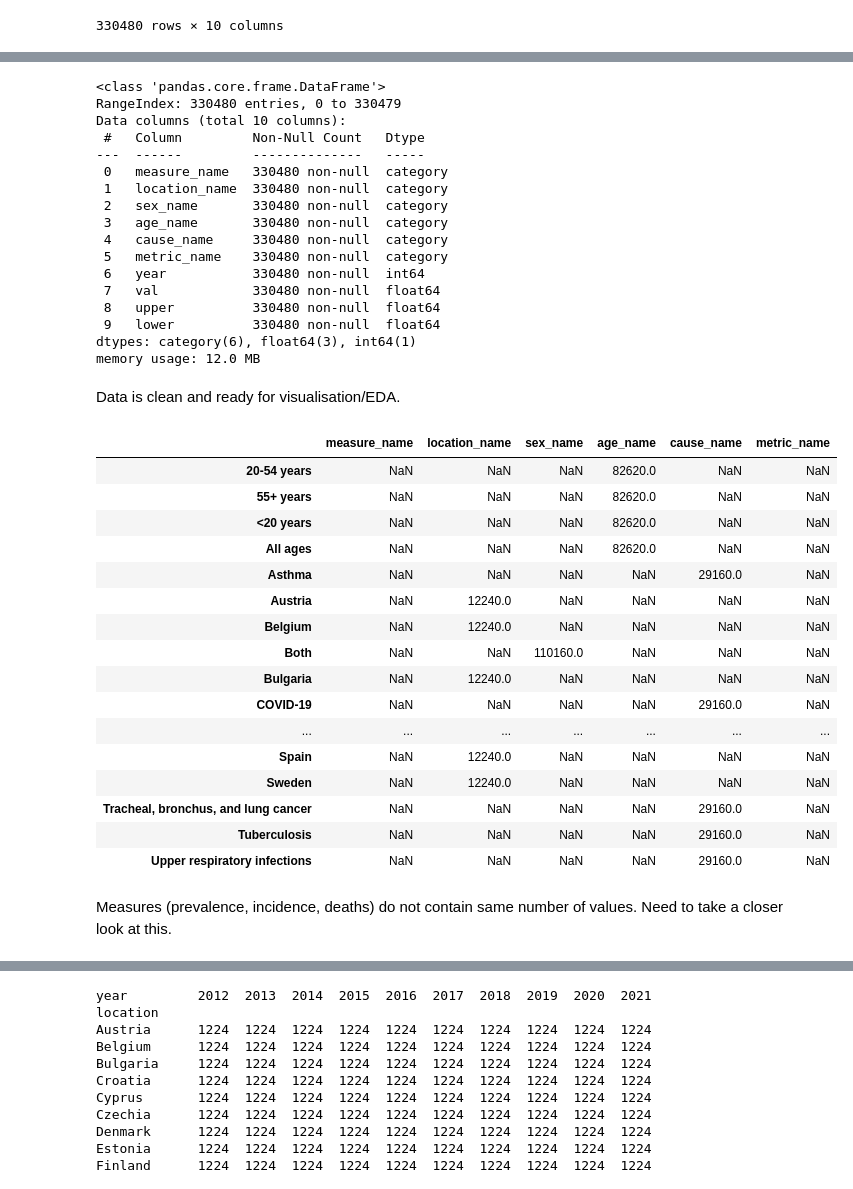
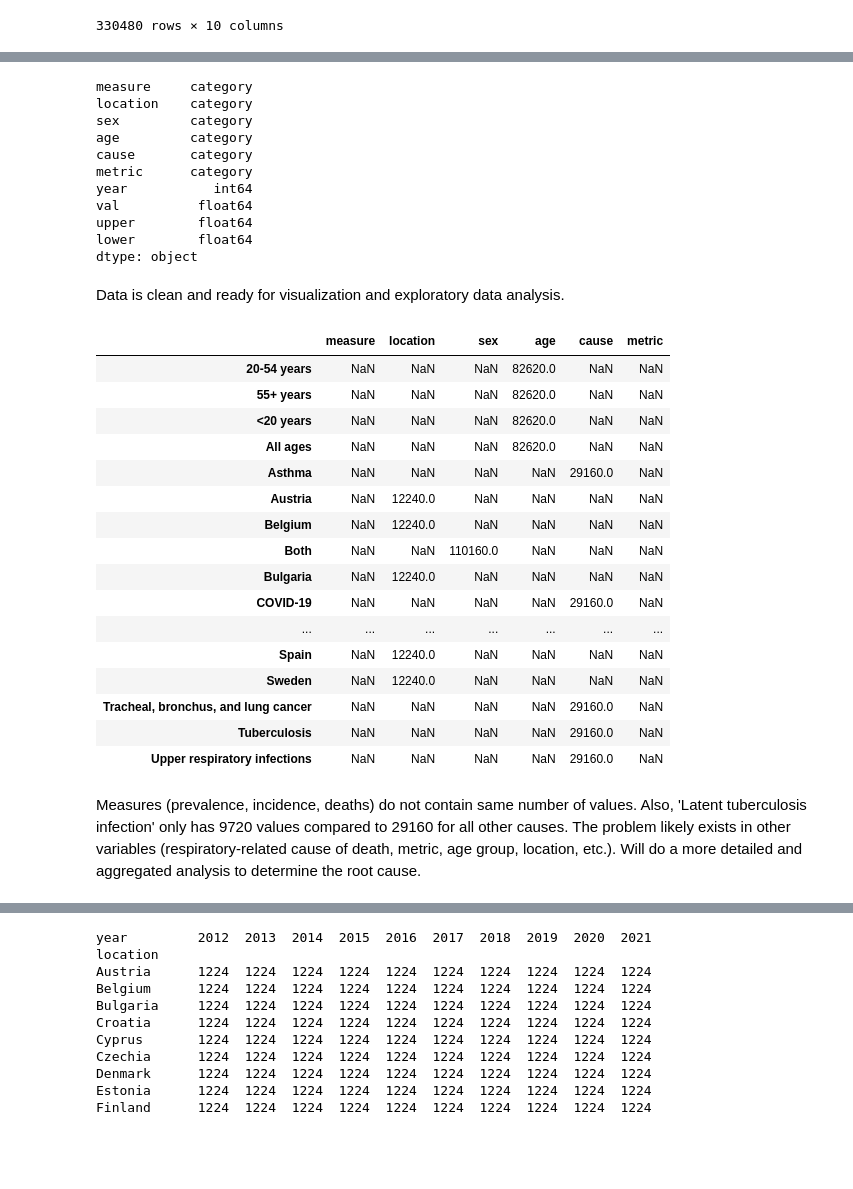
Before and after one commit to chrislagamba/Python-Data-Analysis, a Jupyter notebook: Respiratory Causes of Death - EU-27 - 2012-2021/EU_respiratory_deaths_2012_2021.ipynb, the cells around one changed output, grey strips where cells are left out. Drawn from its saved outputs; the diff is of its cells as text; code cells hidden in the pictures; blank space fills up the shorter version.

Commit message:
Continued EDA and initial visualization

```diff
--- a/Respiratory Causes of Death - EU-27 - 2012-2021/EU_respiratory_deaths_2012_2021.ipynb
+++ b/Respiratory Causes of Death - EU-27 - 2012-2021/EU_respiratory_deaths_2012_2021.ipynb
@@ -8,6 +10,6 @@ import seaborn as sns
 # %%
 # Import the dataset and view the info and head of the data
-gbd = pd.read_csv('IHME-GBD_2021_DATA-b411c487-1.csv')
+gbd = pd.read_csv('/home/bruce/Desktop/coding-projects/GBD Datasets/IHME-GBD_2021_DATA-b411c487-1.csv')
 gbd.info()
 gbd.head()
 # %% [output]
@@ -124,32 +126,26 @@ display(gbd)
 # %%
 # Change object data types to category
-gbd[['measure_name', 'location_name', 'sex_name', 'age_name', 'cause_name', 'metric_name']] = gbd[['measure_name', 'location_name', 'sex_name', 'age_name', 'cause_name', 'metric_name']].astype('category')
-gbd.info()
+gbd[['measure', 'location', 'sex', 'age', 'cause', 'metric']] = gbd[['measure', 'location', 'sex', 'age', 'cause', 'metric']].astype('category')
+gbd.dtypes
 # %% [output]
-<class 'pandas.core.frame.DataFrame'>
-RangeIndex: 330480 entries, 0 to 330479
-Data columns (total 10 columns):
- #   Column         Non-Null Count   Dtype
----  ------         --------------   -----
- 0   measure_name   330480 non-null  category
- 1   location_name  330480 non-null  category
- 2   sex_name       330480 non-null  category
- 3   age_name       330480 non-null  category
- 4   cause_name     330480 non-null  category
- 5   metric_name    330480 non-null  category
- 6   year           330480 non-null  int64
- 7   val            330480 non-null  float64
- 8   upper          330480 non-null  float64
- 9   lower          330480 non-null  float64
-dtypes: category(6), float64(3), int64(1)
-memory usage: 12.0 MB
+measure     category
+location    category
+sex         category
+age         category
+cause       category
+metric      category
+year           int64
+val          float64
+upper        float64
+lower        float64
+dtype: object
 # %% [markdown]
-Data is clean and ready for visualisation/EDA.
+Data is clean and ready for visualization and exploratory data analysis.
 # %%
 # Count the values of the categorical columns
-gbd[['measure_name', 'location_name', 'sex_name', 'age_name', 'cause_name', 'metric_name']].apply(pd.Series.value_counts)
+gbd[['measure', 'location', 'sex', 'age', 'cause', 'metric']].apply(pd.Series.value_counts)
 # %% [output]
-|  | measure_name | location_name | sex_name | age_name | cause_name | metric_name |
+|  | measure | location | sex | age | cause | metric |
 | 20-54 years | NaN | NaN | NaN | 82620.0 | NaN | NaN |
 | 55+ years | NaN | NaN | NaN | 82620.0 | NaN | NaN |
 | <20 years | NaN | NaN | NaN | 82620.0 | NaN | NaN |
@@ -167,4 +163,4 @@ gbd[['measure_name', 'location_name', 'sex_name', 'age_name', 'cause_name', 'met
 | Tuberculosis | NaN | NaN | NaN | NaN | 29160.0 | NaN |
 | Upper respiratory infections | NaN | NaN | NaN | NaN | 29160.0 | NaN |
 # %% [markdown]
-Measures (prevalence, incidence, deaths) do not contain same number of values. Need to take a closer look at this.
+Measures (prevalence, incidence, deaths) do not contain same number of values. Also, 'Latent tuberculosis infection' only has 9720 values compared to 29160 for all other causes. The problem likely exists in other variables (respiratory-related cause of death, metric, age group, location, etc.). Will do a more detailed and aggregated analysis to determine the root cause.
```
Also changed, not shown: parts of 20 cells of this notebook.
